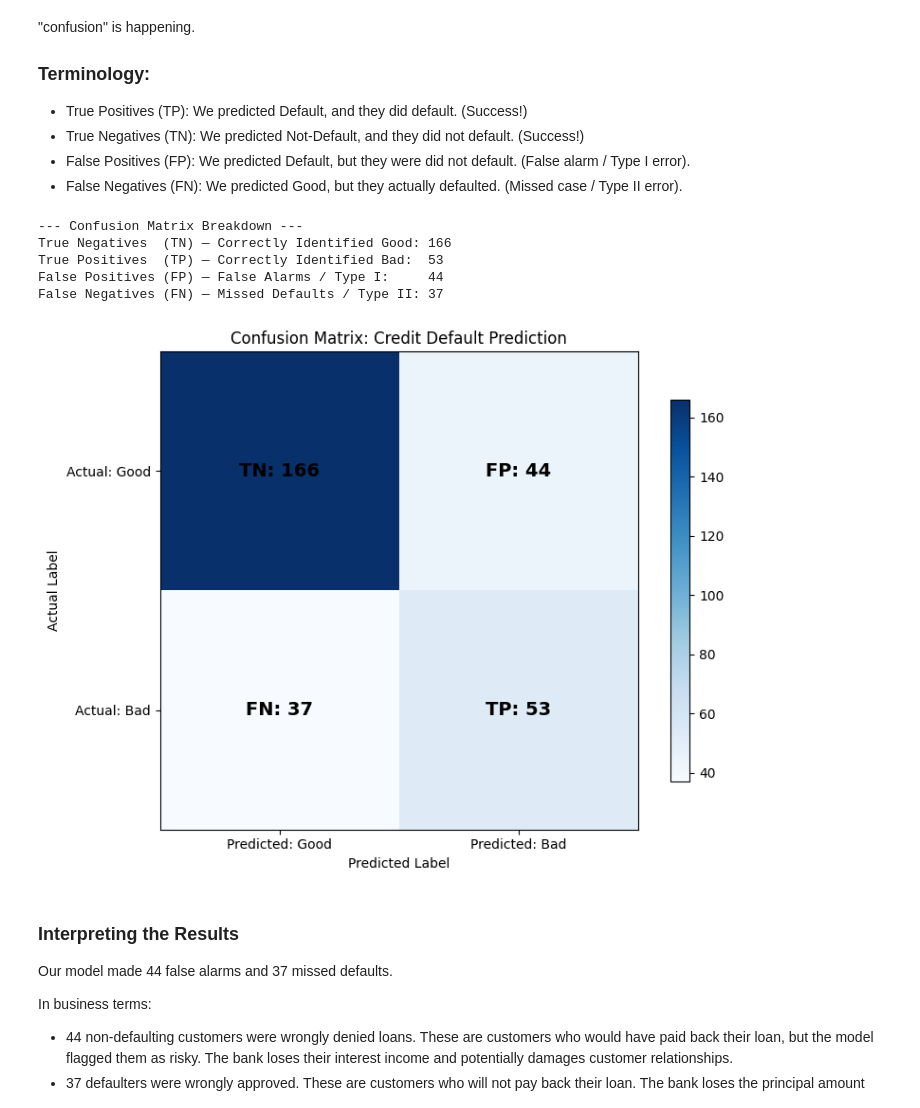
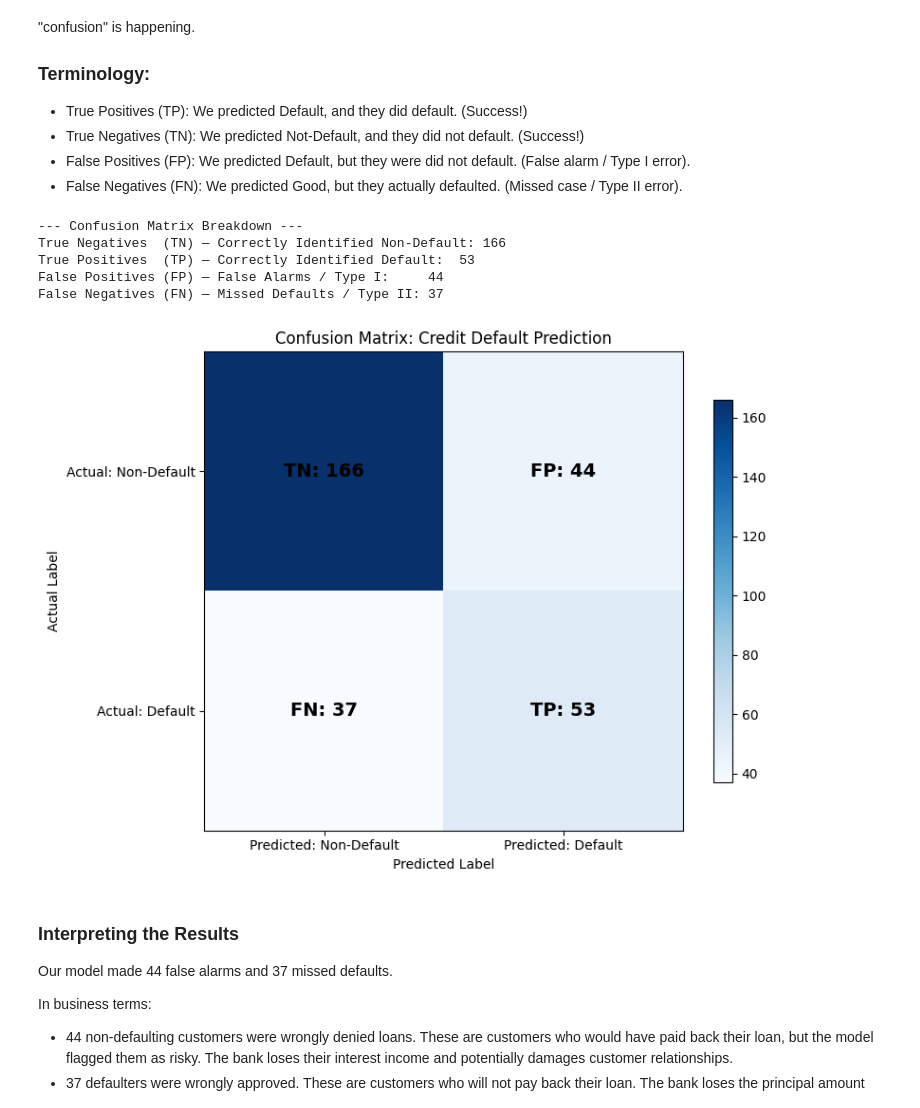
Before and after one commit to bsheese/cs377, a Jupyter notebook: 18_classification/18_1_Classification_Basics/18_1_2_Confusion_Matrix_Basic_Metrics.ipynb, the cells around one changed output. Drawn from its saved outputs; the diff is of its cells as text; code cells hidden in the pictures.

```diff
--- a/18_classification/18_1_Classification_Basics/18_1_2_Confusion_Matrix_Basic_Metrics.ipynb
+++ b/18_classification/18_1_Classification_Basics/18_1_2_Confusion_Matrix_Basic_Metrics.ipynb
@@ -88,42 +88,42 @@ cm = confusion_matrix(y_test, y_pred)
 tn, fp, fn, tp = cm.ravel()
 
 print(f"--- Confusion Matrix Breakdown ---")
-print(f"True Negatives  (TN) — Correctly Identified Good: {tn}")
-print(f"True Positives  (TP) — Correctly Identified Bad:  {tp}")
+print(f"True Negatives  (TN) — Correctly Identified Non-Default: {tn}")
+print(f"True Positives  (TP) — Correctly Identified Default:  {tp}")
 print(f"False Positives (FP) — False Alarms / Type I:     {fp}")
 print(f"False Negatives (FN) — Missed Defaults / Type II: {fn}")
 
 # Visualize with labeled cells
 fig, ax = plt.subplots(figsize=(8, 6))
 im = ax.imshow(cm, cmap='Blues')
 
 ax.set_xticks([0, 1])
 ax.set_yticks([0, 1])
-ax.set_xticklabels(['Predicted: Good', 'Predicted: Bad'])
-ax.set_yticklabels(['Actual: Good', 'Actual: Bad'])
+ax.set_xticklabels(['Predicted: Non-Default', 'Predicted: Default'])
+ax.set_yticklabels(['Actual: Non-Default', 'Actual: Default'])
 ax.set_xlabel('Predicted Label')
 ax.set_ylabel('Actual Label')
 ax.set_title('Confusion Matrix: Credit Default Prediction')
 
 # Add labels with both count and terminology
 labels = [
     [f'TN: {tn}', f'FP: {fp}'],
     [f'FN: {fn}', f'TP: {tp}']
 ]
 for i in range(2):
     for j in range(2):
         ax.text(j, i, labels[i][j], ha='center', va='center', fontsize=14, fontweight='bold')
 
 plt.colorbar(im, ax=ax, shrink=0.8)
 plt.tight_layout()
 plt.show()
 # %% [output]
 --- Confusion Matrix Breakdown ---
-True Negatives  (TN) — Correctly Identified Good: 166
-True Positives  (TP) — Correctly Identified Bad:  53
+True Negatives  (TN) — Correctly Identified Non-Default: 166
+True Positives  (TP) — Correctly Identified Default:  53
 False Positives (FP) — False Alarms / Type I:     44
 False Negatives (FN) — Missed Defaults / Type II: 37
-[figure, old version]
+[figure, new version]
 # %% [markdown]
 ### Interpreting the Results
 
```
Also changed, not shown: parts of 1 cell of this notebook.
